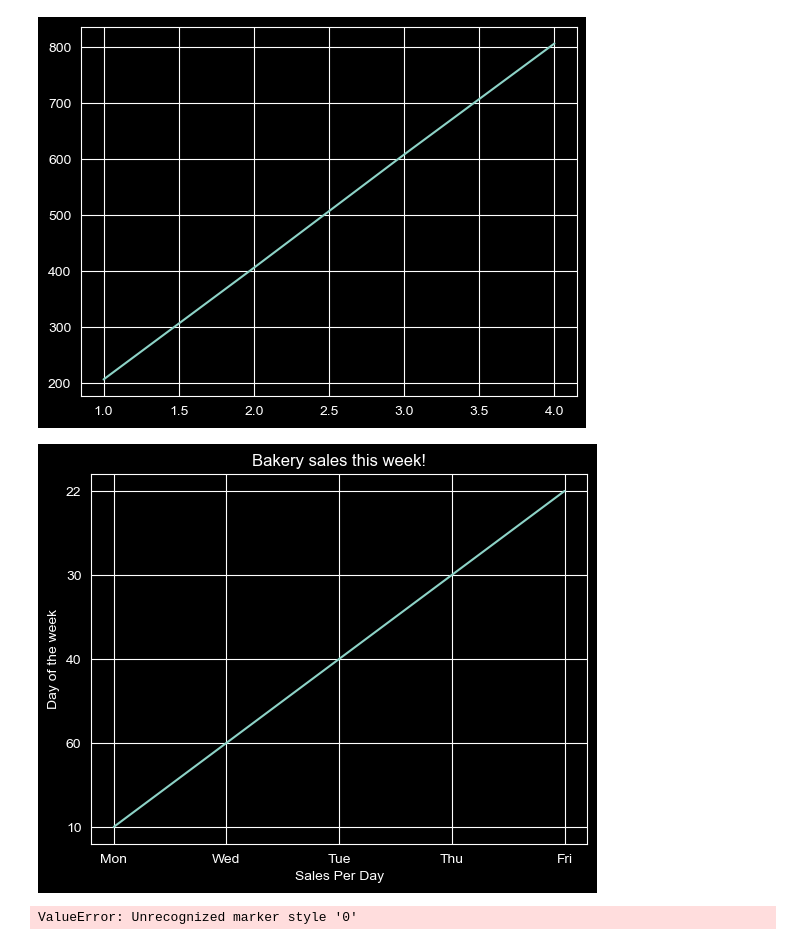
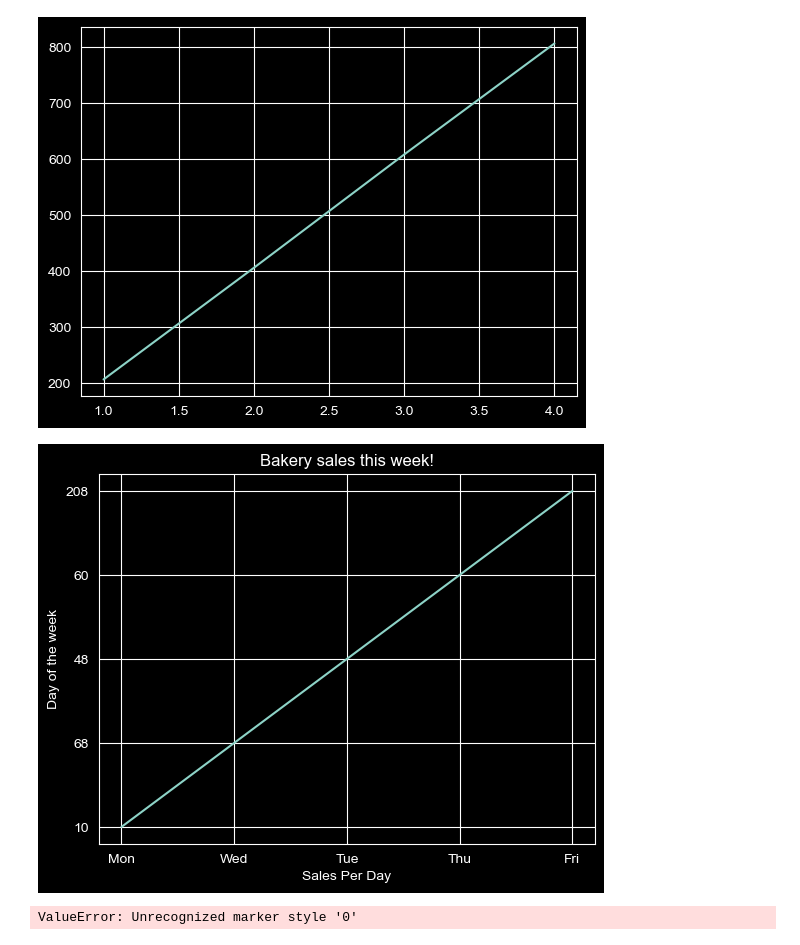
Before and after one commit to Geetansh124/Learn-PYthon-Progarmming, a Jupyter notebook: Python Programming/Python Libraries/Matplotlib/matplotlib.ipynb, the cells around one changed output. Saved outputs shown, nothing was run; the diff lists cells and outputs as text; code cells hidden in the pictures.

```diff
--- a/Python Programming/Python Libraries/Matplotlib/matplotlib.ipynb
+++ b/Python Programming/Python Libraries/Matplotlib/matplotlib.ipynb
@@ -15,17 +15,17 @@ plt.plot(x,y)
 import matplotlib.pyplot as plt
 # %%
 x = ['Mon',  'Wed', 'Tue', 'Thu', 'Fri'] #x-axis
-y = ['10', '68', '40', '30', '28'] #y-axis
+y = ['10', '68', '48', '60', '208'] #y-axis
 
 plt.plot(x,y) #This is the core plot command
 
 plt.title('Bakery sales this week!')
 plt.ylabel('Day of the week')
 plt.xlabel('Sales Per Day')
 
 plt.show() #to watch the output using this function
 # %% [output]
-[figure, old version]
+[figure, new version]
 # %%
 #plt.plot(x,y color='color name', linestyle='line_Style', linewidth=value, marker='marker symbol', label name')
 
```
